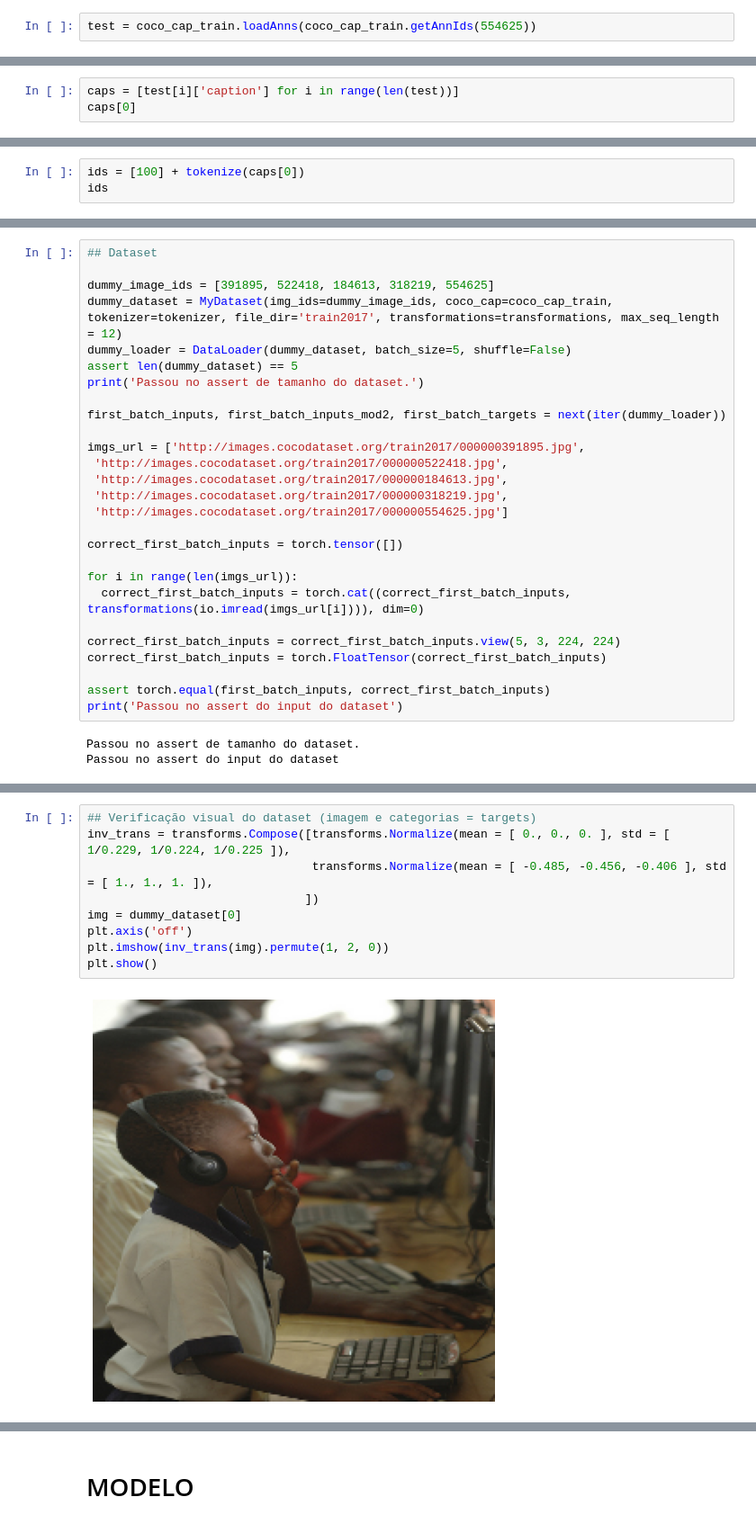
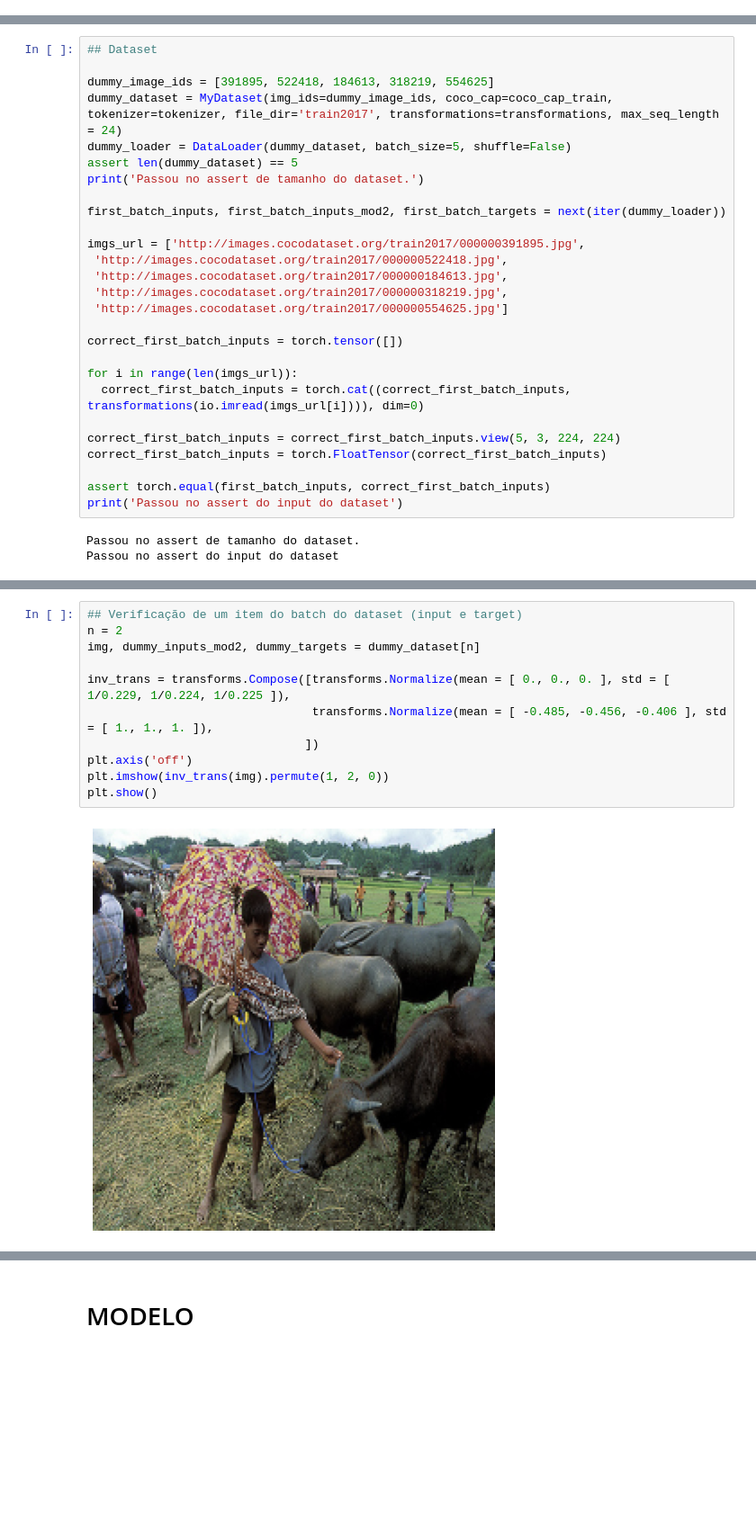
Before and after one commit to fabiormazza/IA025_2022S1, a Jupyter notebook: projeto_final/fabio_mazza/projeto_final_modulos12_final.ipynb, the cells around one changed output, grey strips where cells are left out. Shown at 90% size. Cells and saved outputs as stored; diff of their text form; blank space fills up the shorter version.

```diff
--- a/projeto_final/fabio_mazza/projeto_final_modulos12_final.ipynb
+++ b/projeto_final/fabio_mazza/projeto_final_modulos12_final.ipynb
@@ -155,4 +158,2 @@ Done (t=0.24s)
 creating index...
 index created!
-# %%
-test = coco_cap_train.loadAnns(coco_cap_train.getAnnIds(554625))
@@ -177,3 +159,0 @@ test
-# %%
-caps = [test[i]['caption'] for i in range(len(test))]
-caps[0]
@@ -199,3 +159,0 @@ tokenize(caps[0])
-# %%
-ids = [100] + tokenize(caps[0])
-ids
@@ -288,7 +225,7 @@ class MyDataset(torch.utils.data.Dataset):
 ## Dataset
 
 dummy_image_ids = [391895, 522418, 184613, 318219, 554625]
-dummy_dataset = MyDataset(img_ids=dummy_image_ids, coco_cap=coco_cap_train, tokenizer=tokenizer, file_dir='train2017', transformations=transformations, max_seq_length = 12)
+dummy_dataset = MyDataset(img_ids=dummy_image_ids, coco_cap=coco_cap_train, tokenizer=tokenizer, file_dir='train2017', transformations=transformations, max_seq_length = 24)
 dummy_loader = DataLoader(dummy_dataset, batch_size=5, shuffle=False)
 assert len(dummy_dataset) == 5
 print('Passou no assert de tamanho do dataset.')
@@ -352,11 +254,13 @@ tokenizer.convert_ids_to_tokens(dummy_ids)
 # %%
-## Verificação visual do dataset (imagem e categorias = targets)
+## Verificação de um item do batch do dataset (input e target)
+n = 2
+img, dummy_inputs_mod2, dummy_targets = dummy_dataset[n]
+
 inv_trans = transforms.Compose([transforms.Normalize(mean = [ 0., 0., 0. ], std = [ 1/0.229, 1/0.224, 1/0.225 ]),
                                 transforms.Normalize(mean = [ -0.485, -0.456, -0.406 ], std = [ 1., 1., 1. ]),
                                ])
-img = dummy_dataset[0]
 plt.axis('off')
 plt.imshow(inv_trans(img).permute(1, 2, 0))
 plt.show()
 # %% [output]
-[figure, old version]
+[figure, new version]
```
Also changed, not shown: parts of 32 cells of this notebook.
